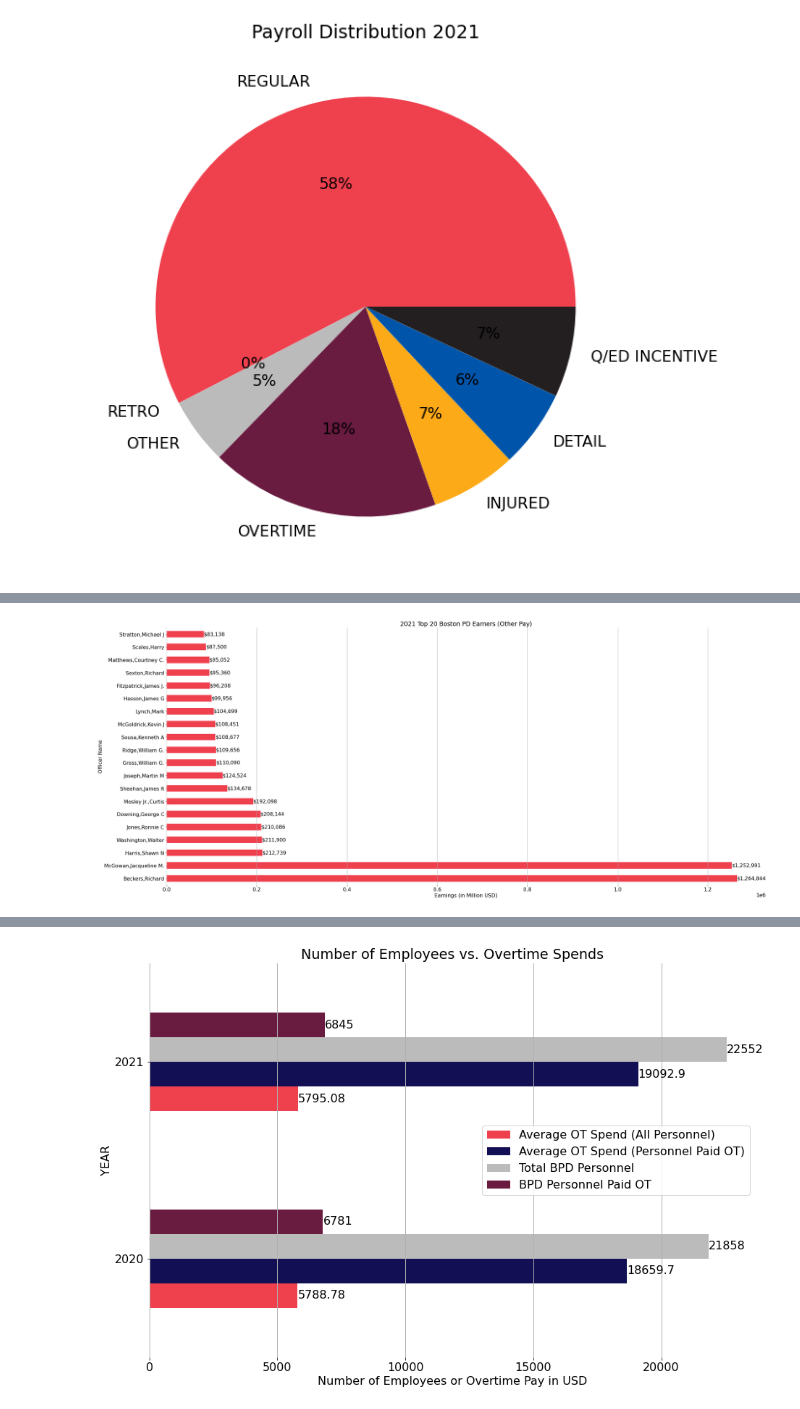
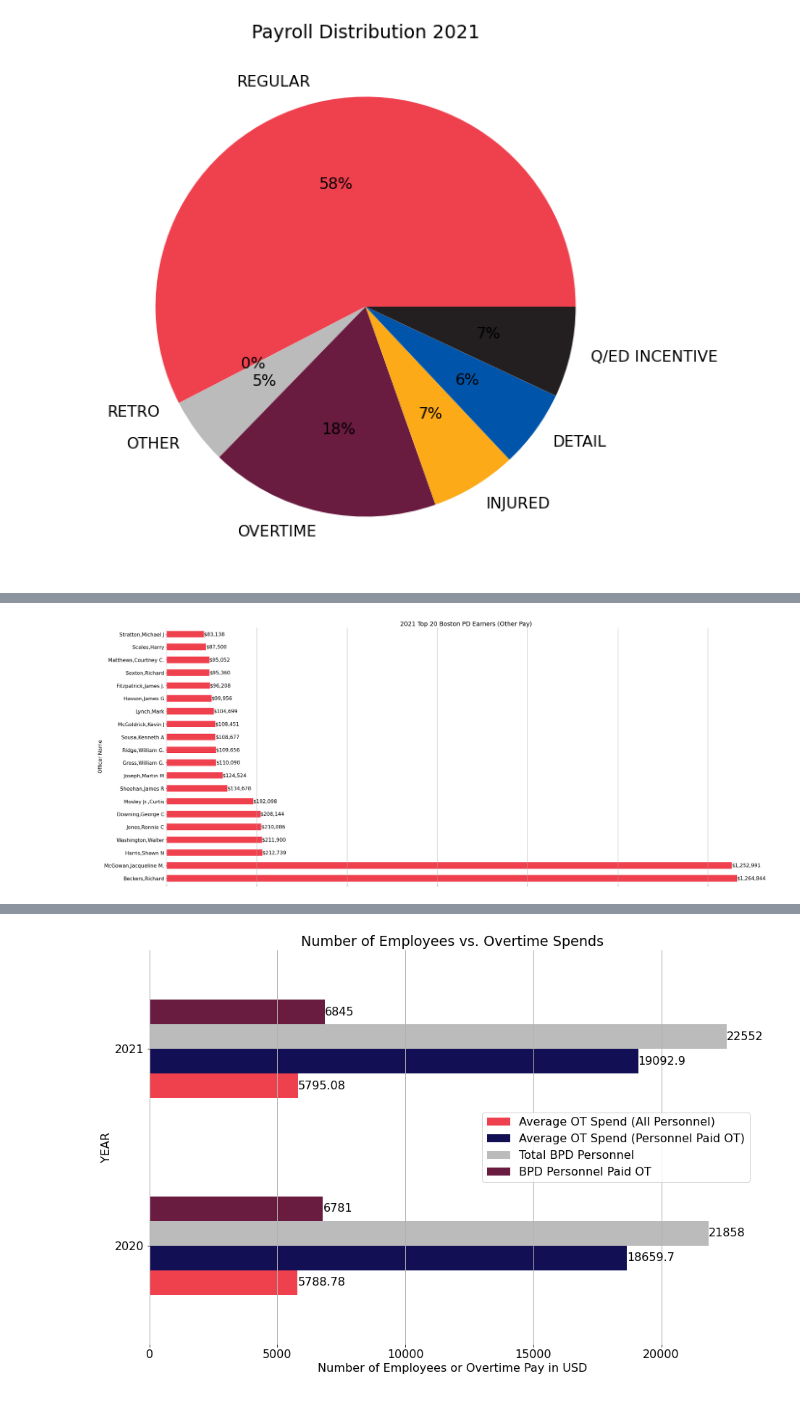
Before and after one commit to BU-Spark/ds-aclu-police-budget-analysis, a Jupyter notebook: fall22-team-1/Final_Q9-Q14.ipynb, the cells around one changed output, grey strips where cells are left out. Cells and saved outputs as stored; diff of their text form; code cells hidden in the pictures.

```diff
--- a/fall22-team-1/Final_Q9-Q14.ipynb
+++ b/fall22-team-1/Final_Q9-Q14.ipynb
@@ -217,25 +224,26 @@ plt.show()
 # %%
 plt.rcParams.update({'font.size': 16})
 
 plt.figure(figsize=(34, 15))
 ax = top_20_others_21.set_index("NAME")["OTHER"].plot.barh(color=['#EF404E'])
 
 for container in ax.containers:
     ax.bar_label(container, labels=[f'${x:,.0f}' for x in container.datavalues])
+ax.set_xticklabels([])
 
 ax.get_yaxis().set_label_text("")
 ax.spines['top'].set_visible(False)
 ax.spines['right'].set_visible(False)
 ax.spines['bottom'].set_visible(False)
 ax.spines['left'].set_visible(False)
 plt.grid(False)
 plt.grid(axis = 'x', linewidth = 1)
 plt.title("2021 Top 20 Boston PD Earners (Other Pay)")
-plt.xlabel("Earnings (in Million USD)")
+# plt.xlabel("Earnings (in Million USD)")
 plt.ylabel("Officer Name")
 plt.show()
 # %% [output]
-[figure, old version]
+[figure, new version]
 # %%
 # 13 High level overtime analysis (base salary vs. overtime vs. other departments)
 n = 10
```
Also changed, not shown: parts of 6 cells of this notebook.
